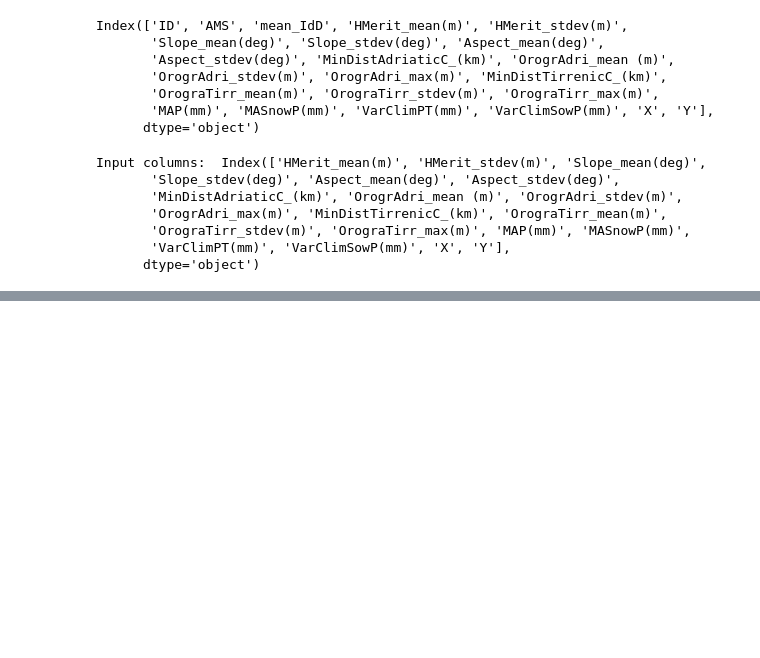
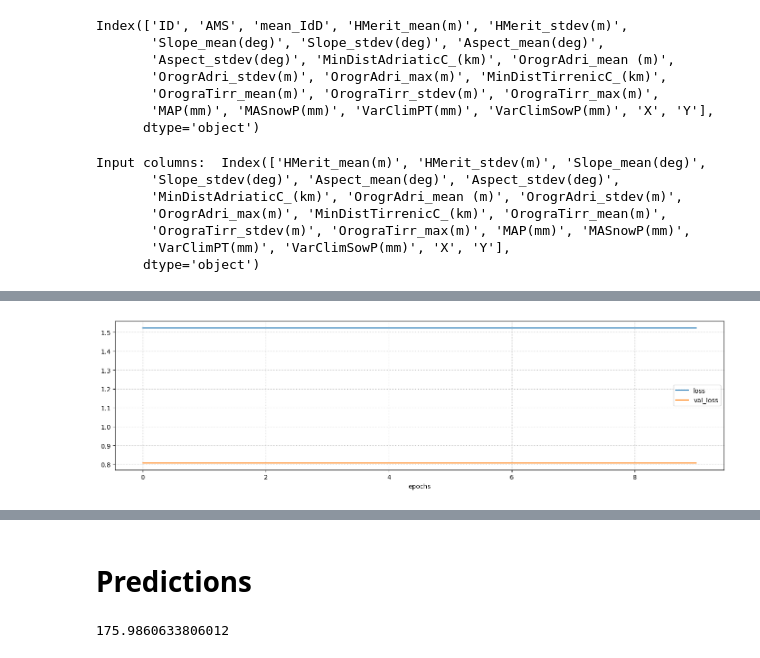
Before and after one commit to oshodiS/Rainfall-BetaEstimation, a Jupyter notebook: project_sho.ipynb, the cells around one changed output, grey strips where cells are left out. Cells and saved outputs as stored; diff of their text form; code cells hidden in the pictures; blank space fills up the shorter version.

```diff
--- a/project_sho.ipynb
+++ b/project_sho.ipynb
@@ -359,2 +370,0 @@ y_train  = outputs_train['3'].values
-# %%
-batch_size = 1
@@ -499,0 +428,67 @@ plot_training_history(history, figsize=(9, 3))
+# %%
+def build_nn_beta_model(input_shape, hidden, alpha_guess=1, beta_guess=1):
+    alpha_guess = np.log(alpha_guess)
+    beta_guess = np.log(beta_guess)
+
+    model_in = keras.Input(shape=input_shape, dtype='float64')
+    x = model_in
+    for h in hidden:
+        x = layers.Dense(h, activation='relu')(x)
+        x = layers.BatchNormalization()(x)
+
+    bias_initializer = tf.keras.initializers.Constant([1, 1])
+    alpha_beta = layers.Dense(2, activation='relu', bias_initializer=bias_initializer)(x)
+
+    lf = lambda t: tfp.distributions.Beta(concentration0=tf.math.exp(t[:,1:2]), concentration1=tf.math.exp(t[:,0:1]), validate_args=True, allow_nan_stats=False)
+    model_out = tfp.layers.DistributionLambda(lf)(alpha_beta)
+    model = keras.Model(model_in, model_out)
+    return model
+# %%
+def train_nn_model(model, X, y, batch_size, loss, verbose=0, patience=10, validation_data=None, optimizer='Adam', **fit_params):
+    # Compile the model
+    model.compile(optimizer=optimizer, loss=loss)
+    # Build the early stop callback
+    cb = []
+    if validation_split is not None:
+        cb += [callbacks.EarlyStopping(patience=patience,
+            restore_best_weights=True)]
+    # Train the model
+    history = model.fit(X, y, batch_size=batch_size, callbacks=cb,
+            validation_data=validation_data,
+            verbose=verbose, **fit_params)
+    return history
+
+def plot_training_history(history=None,
+        figsize=None, print_final_scores=True):
+    plt.figure(figsize=figsize)
+    for metric in history.history.keys():
+        plt.plot(history.history[metric], label=metric)
+    # if 'val_loss' in history.history.keys():
+    #     plt.plot(history.history['val_loss'], label='val. loss')
+    if len(history.history.keys()) > 0:
+        plt.legend()
+    plt.xlabel('epochs')
+    plt.grid(linestyle=':')
+    plt.tight_layout()
+    plt.show()
+    if print_final_scores:
+        trl = history.history["loss"][-1]
+        s = f'Final loss: {trl:.4f} (training)'
+        if 'val_loss' in history.history:
+            vll = history.history["val_loss"][-1]
+            s += f', {vll:.4f} (validation)'
+        print(s)
+
+X_train = inputs_train['3'].values
+y_train  = outputs_train['3'].values
+X_val = inputs_val['3'].values
+y_val = outputs_val['3'].values
+
+batch_size = 32
+epochs = 10
+loss_fn = lambda y_true, dist: -dist.log_prob(y_true)
+optimizer=keras.optimizers.Adam(learning_rate = 1e-20)
+model = build_nn_beta_model(input_shape=(20,), hidden=[], alpha_guess=a_guess, beta_guess=b_guess)
+history = train_nn_model(model, X_train, y_train, batch_size, loss_fn, verbose=1, patience=10, validation_data=(X_val,y_val), epochs=epochs, optimizer = optimizer)
+plot_training_history(history, figsize=(14,4))
+# %% [output]
@@ -499,0 +515 @@ plot_training_history(history, figsize=(9, 3))
+[figure, added]
@@ -499,0 +517,2 @@ plot_training_history(history, figsize=(9, 3))
+# %% [markdown]
+# Predictions
@@ -499,0 +538,4 @@ plot_training_history(history, figsize=(9, 3))
+# %%
+b_guess
+# %% [output]
+175.9860633806012
```
Also changed, not shown: parts of 50 cells of this notebook.
